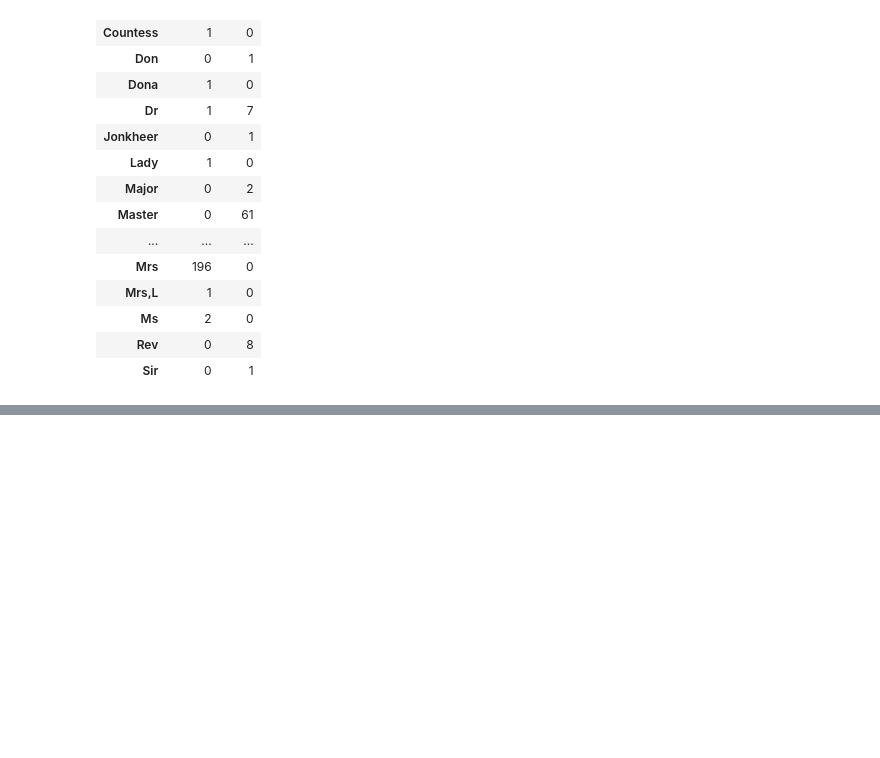
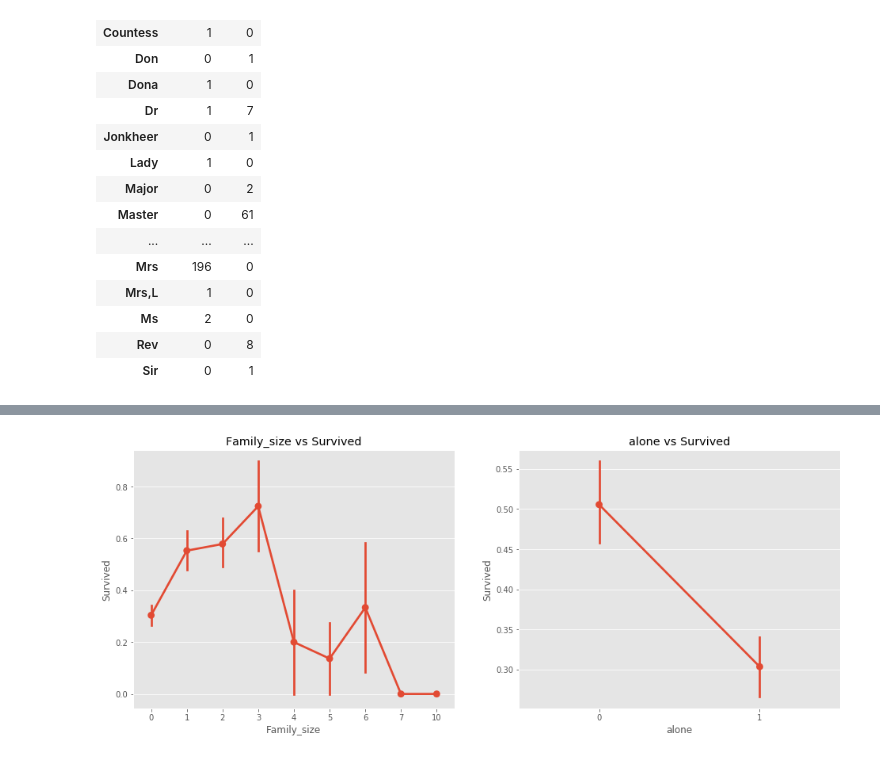
Before and after one commit to BaiTongZheng/MachneLearning, a Jupyter notebook: improvementClassifier.ipynb, the cells around one changed output, grey strips where cells are left out. Saved outputs shown, nothing was run; the diff lists cells and outputs as text; code cells hidden in the pictures; blank space fills up the shorter version.

```diff
--- a/improvementClassifier.ipynb
+++ b/improvementClassifier.ipynb
@@ -303,0 +385,2 @@ pd.crosstab(all_data['Title'], all_data['Sex'])
+# %%
+all_data.drop('Name',axis=1,inplace=True)
@@ -303,0 +406,16 @@ pd.crosstab(all_data['Title'], all_data['Sex'])
+# %%
+#创造familysize和alone两个新特征
+all_data['Family_size'] = all_data['SibSp']+all_data['Parch']#是所有亲属总和
+all_data['alone'] = 0#不是一个人
+all_data.loc[all_data.Family_size==0,'alone']=1#代表是一个人
+# %%
+f,ax=plt.subplots(1,2,figsize=(16,6))
+sns.catplot('Family_size','Survived',data=all_data[:train.shape[0]],ax=ax[0],kind='point')
+ax[0].set_title('Family_size vs Survived')
+sns.catplot('alone','Survived',data=all_data[:train.shape[0]],ax=ax[1],kind='point')
+ax[1].set_title('alone vs Survived')
+plt.close(2)
+plt.close(3)
+plt.show()
+# %% [output]
+[figure, added]
```
Also changed, not shown: parts of 60 cells of this notebook.
